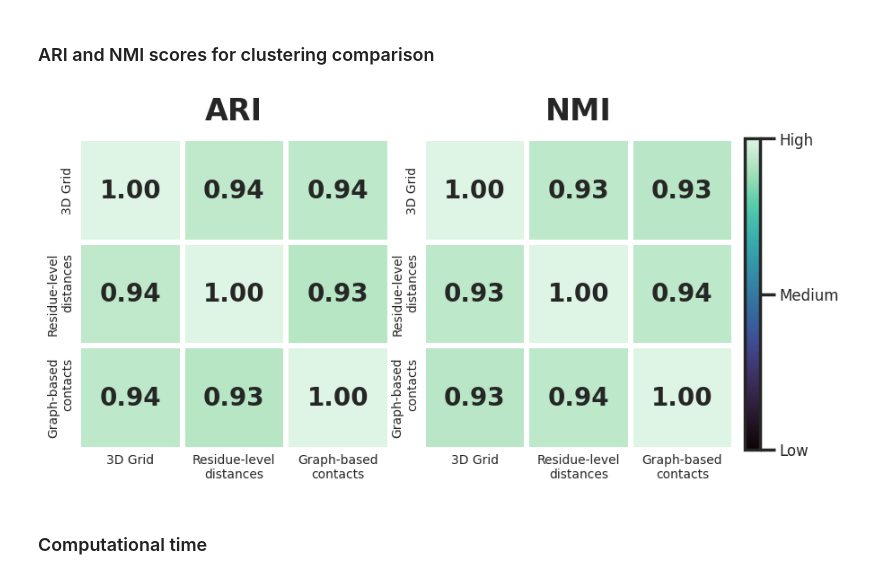
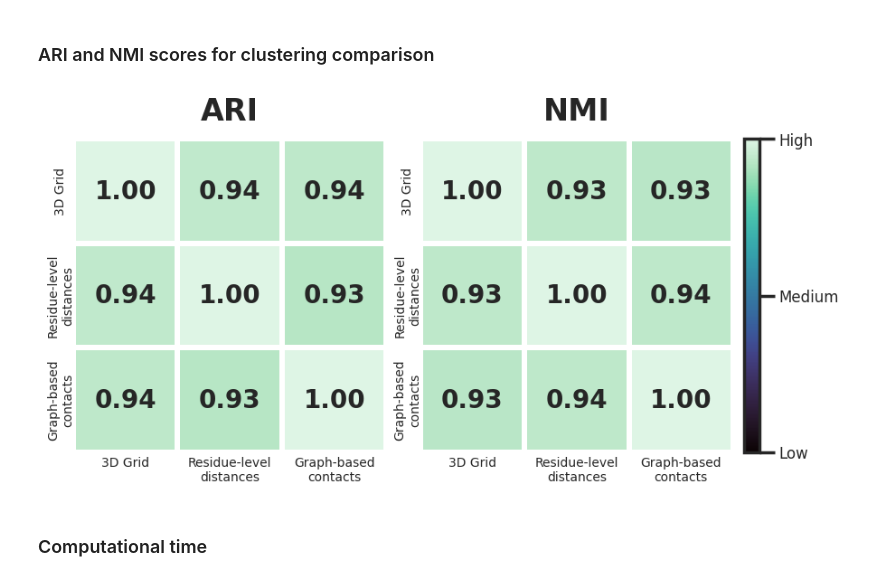
Before and after one commit to jvsguerra/IV-CEC, a Jupyter notebook: SPDE-analysis.ipynb, the cells around one changed output. Cells and saved outputs as stored; diff of their text form; code cells hidden in the pictures.

```diff
--- a/SPDE-analysis.ipynb
+++ b/SPDE-analysis.ipynb
@@ -567,7 +567,6 @@ for ax in axes:
         rotation=0,
         labelsize=10,
         length=0,
-        pad=10
     )
 
     ax.tick_params(
@@ -577,6 +576,14 @@ for ax in axes:
         length=0,
         pad=10
     )
+
+for ax in axes:
+
+    for label in ax.get_yticklabels():
+        label.set_rotation(90)
+        label.set_horizontalalignment("center")
+        label.set_verticalalignment("center")
+        label.set_multialignment("center")
 
 sm = plt.cm.ScalarMappable(
     cmap=cmap,
@@ -584,34 +591,34 @@ sm = plt.cm.ScalarMappable(
 )
 
 cbar = fig.colorbar(
     sm,
     ax=axes,
     fraction=0.04,
     pad=0.015,
 )
 
 cbar.set_ticks([0, 0.5, 1.0])
 
 cbar.set_ticklabels([
     "Low",
     "Medium",
     "High",
 ])
 
 cbar.ax.tick_params(
     labelsize=12,
 )
 
 fig.patch.set_alpha(0)
 
 plt.savefig(
     "results/spde/method_agreement.png",
     dpi=600,
     bbox_inches="tight",
     transparent=True,
 )
 # %% [output]
-[figure, old version]
+[figure, new version]
 # %% [markdown]
 ### Computational time
 # %% [markdown]
```
